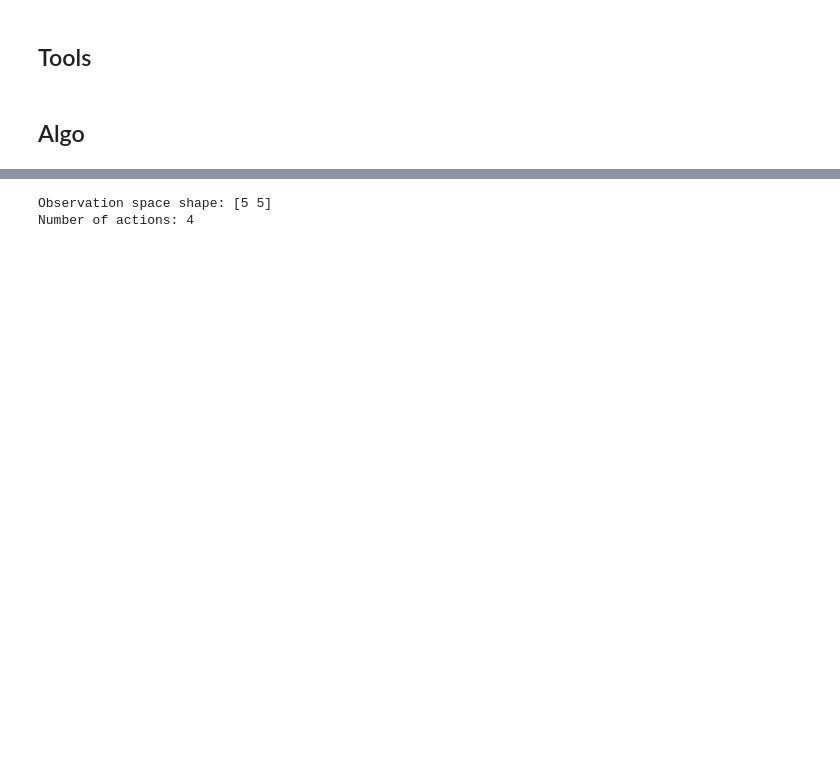
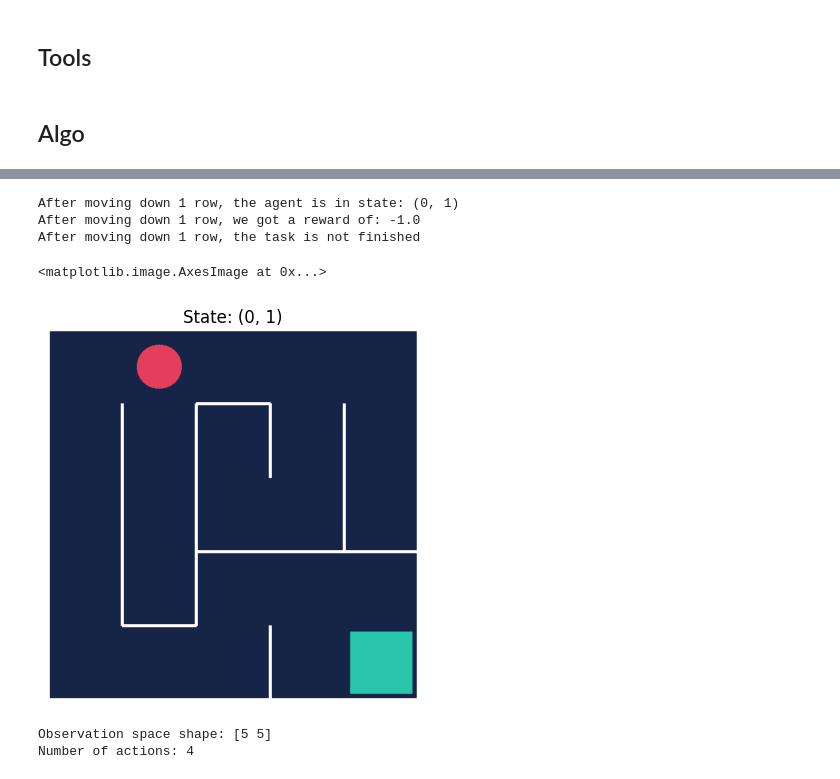
Before and after one commit to Anas-art-source/reinforcement_learning, a Jupyter notebook: Off_Policy_Monte_Carlo.ipynb, the cells around one changed output, grey strips where cells are left out. Cells and saved outputs as stored; diff of their text form; code cells hidden in the pictures; blank space fills up the shorter version.

```diff
--- a/Off_Policy_Monte_Carlo.ipynb
+++ b/Off_Policy_Monte_Carlo.ipynb
@@ -574,3 +577,21 @@ plt.imshow(frame)
+# %%
+action = 1
+next_state, reward, done, info = env.step(action)
+print(f"After moving down 1 row, the agent is in state: {next_state}")
+print(f"After moving down 1 row, we got a reward of: {reward}")
+print("After moving down 1 row, the task is", "" if done else "not", "finished")
+# %% [output]
+After moving down 1 row, the agent is in state: (0, 1)
+After moving down 1 row, we got a reward of: -1.0
+After moving down 1 row, the task is not finished
+# %%
+frame = env.render(mode='rgb_array')
+plt.axis('off')
+plt.title(f"State: {next_state}")
+plt.imshow(frame)
+# %% [output]
+<matplotlib.image.AxesImage at 0x...>
+[figure, added]
 # %%
 print(f"Observation space shape: {env.observation_space.nvec}")
 print(f"Number of actions: {env.action_space.n}")
```
Also changed, not shown: parts of 14 cells of this notebook, 2 other files.
